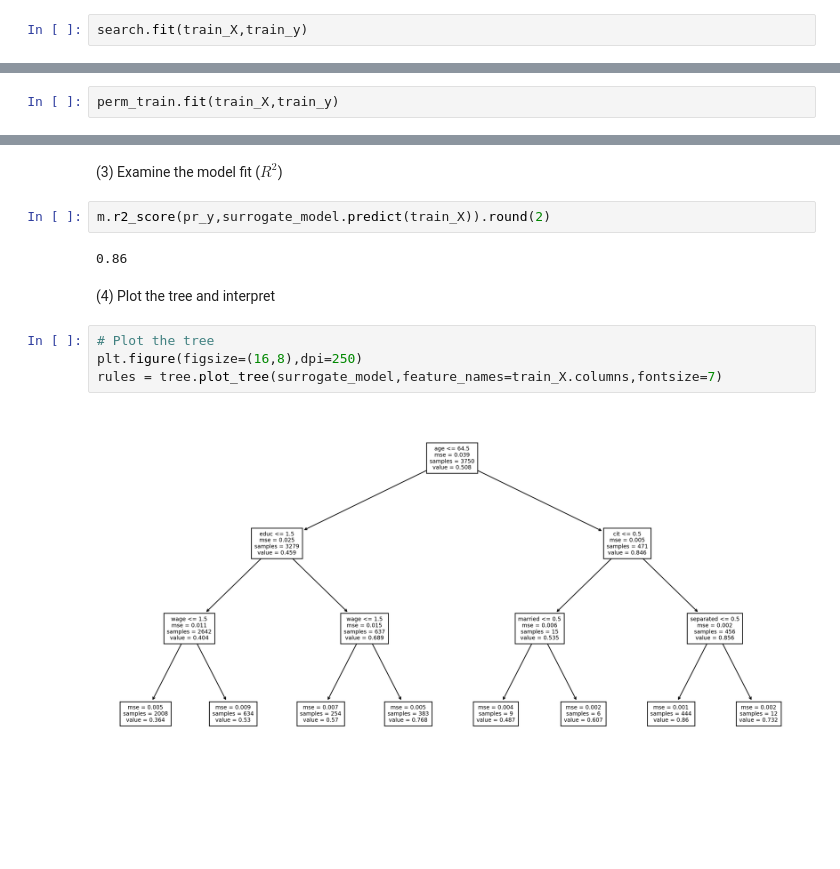
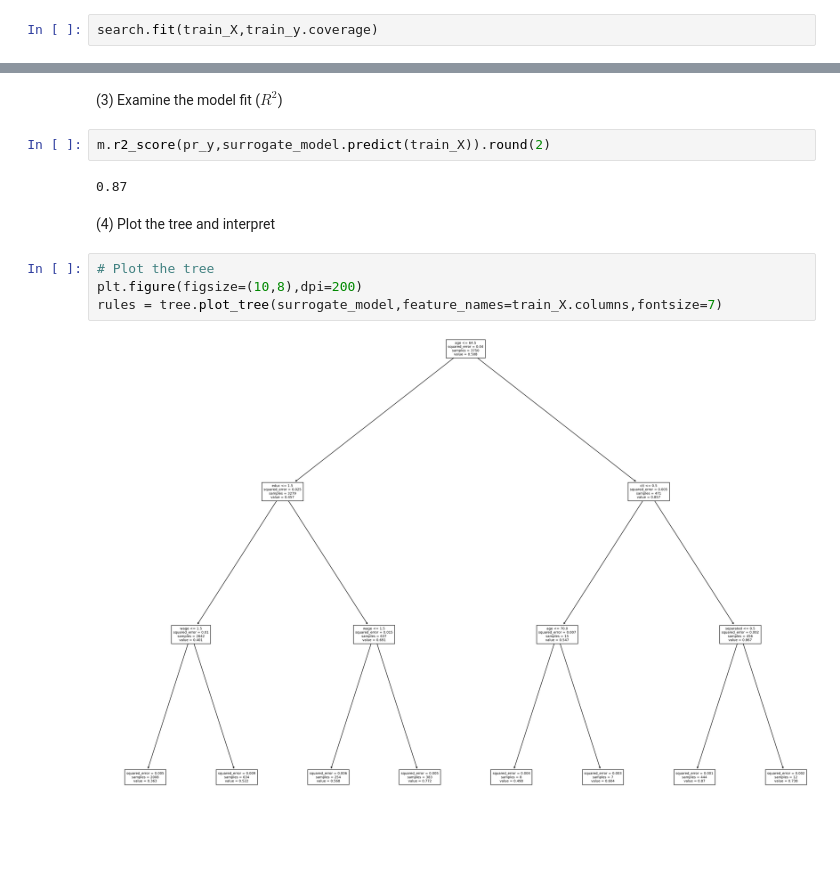
Before and after one commit to edunford/PPOL564, a Jupyter notebook: lectures/week_13/synchronous-material/interpretable_ml_walkthrough.ipynb, the cells around one changed output, grey strips where cells are left out. Cells and saved outputs as stored; diff of their text form; blank space fills up the shorter version.

```diff
--- a/lectures/week_13/synchronous-material/interpretable_ml_walkthrough.ipynb
+++ b/lectures/week_13/synchronous-material/interpretable_ml_walkthrough.ipynb
@@ -339,7 +347,7 @@ search = GridSearchCV(pipe, search_space,
 # %% [markdown]
 And Run
 # %%
-search.fit(train_X,train_y)
+search.fit(train_X,train_y.coverage)
 # %% [output]
 GridSearchCV(cv=KFold(n_splits=10, random_state=1234, shuffle=True),
              estimator=Pipeline(steps=[('pre_process', MinMaxScaler()),
@@ -460,2 +444,0 @@ Fit it using the train (or test!) data
-# %%
-perm_train.fit(train_X,train_y)
@@ -630,12 +522,12 @@ DecisionTreeRegressor(max_depth=3)
 # %%
 m.r2_score(pr_y,surrogate_model.predict(train_X)).round(2)
 # %% [output]
-0.86
+0.87
 # %% [markdown]
 (4) Plot the tree and interpret
 # %%
 # Plot the tree
-plt.figure(figsize=(16,8),dpi=250)
+plt.figure(figsize=(10,8),dpi=200)
 rules = tree.plot_tree(surrogate_model,feature_names=train_X.columns,fontsize=7)
 # %% [output]
-[figure, old version]
+[figure, new version]
```
Also changed, not shown: parts of 50 cells of this notebook, 5 other files.
